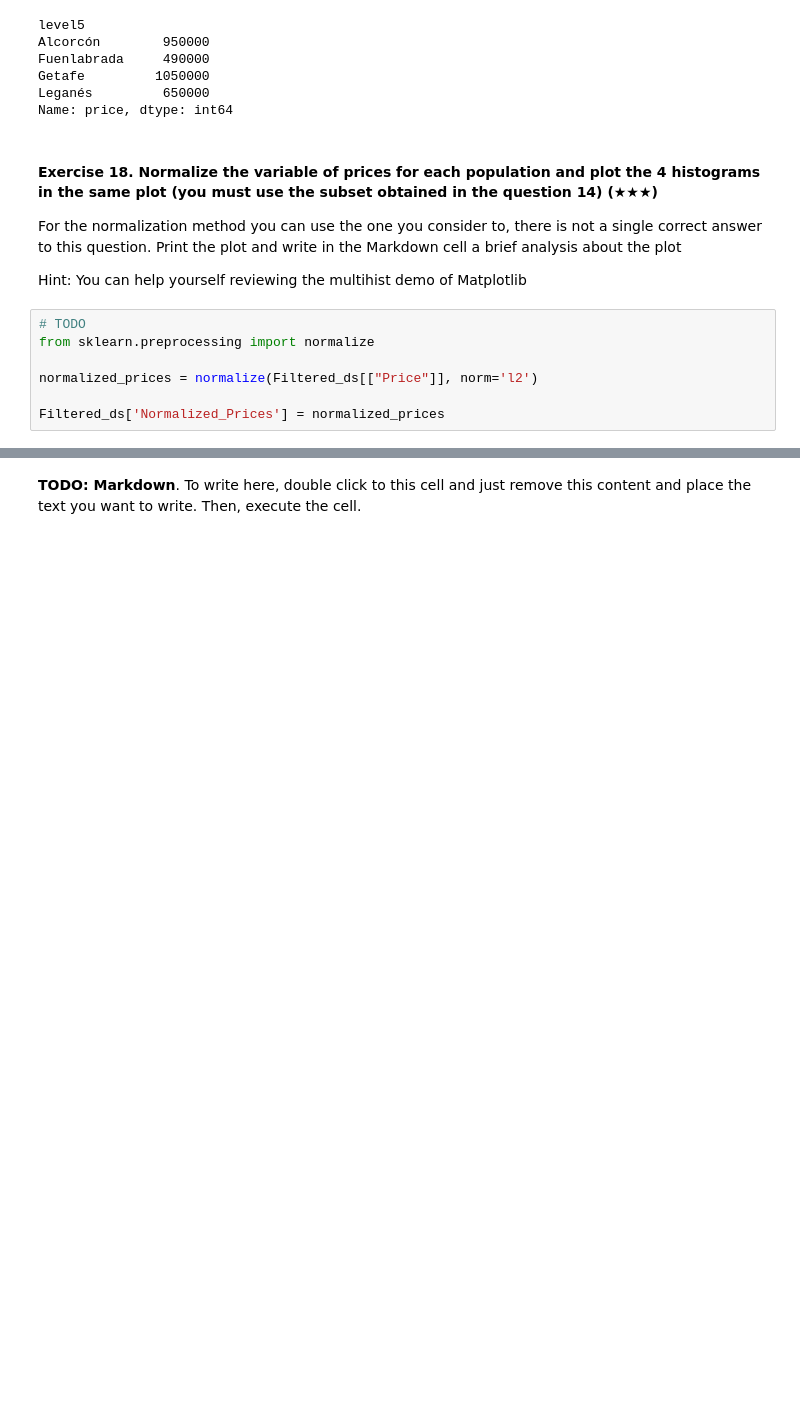
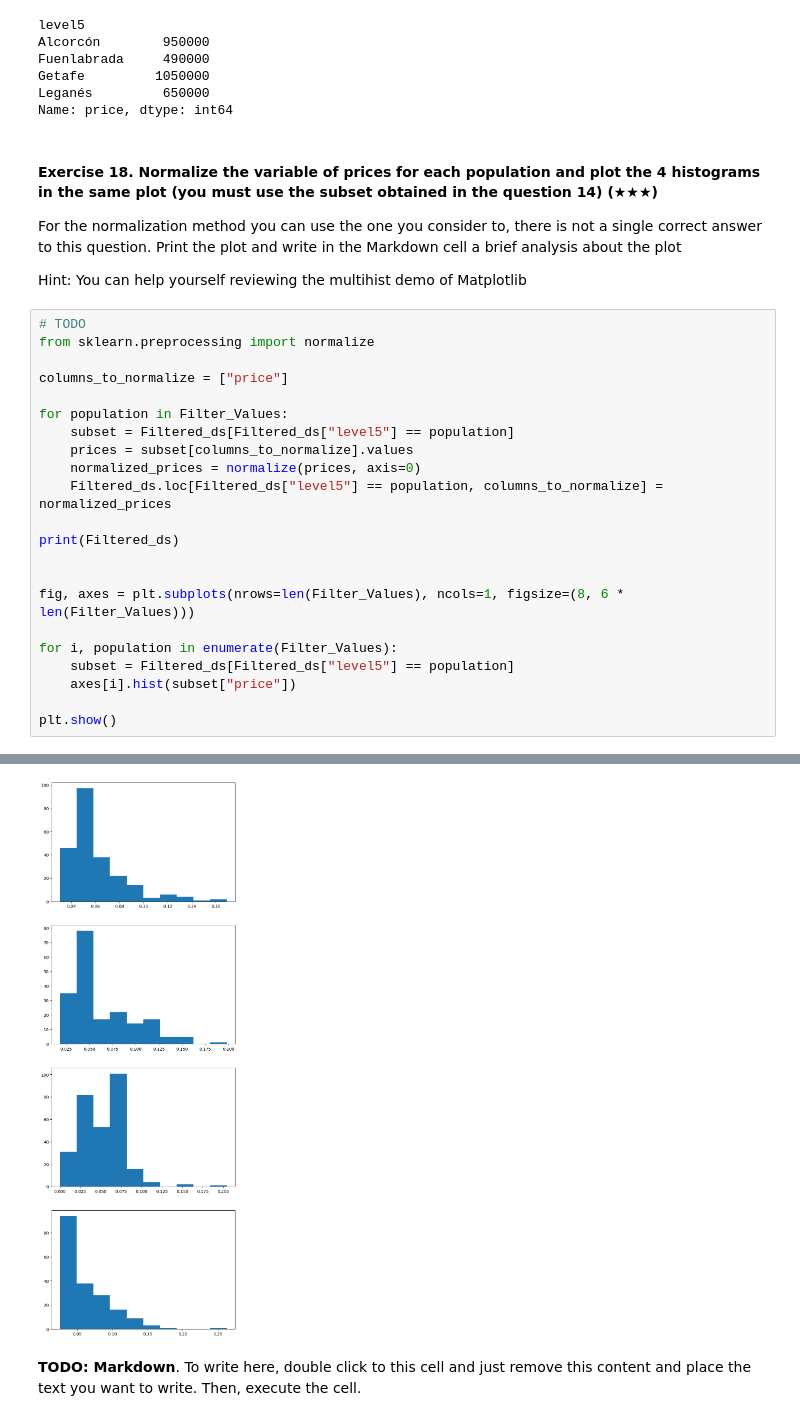
Before and after one commit to jose90fcm/realestate-datacleanup-exercise-FernandoC, a Jupyter notebook: project.ipynb, the cells around one changed output, grey strips where cells are left out. Saved outputs shown, nothing was run; the diff lists cells and outputs as text; blank space fills up the shorter version.

```diff
--- a/project.ipynb
+++ b/project.ipynb
@@ -354,7 +354,22 @@ Hint: You can help yourself reviewing the multihist demo of Matplotlib
 # TODO
 from sklearn.preprocessing import normalize
 
-normalized_prices = normalize(Filtered_ds[["Price"]], norm='l2')
+columns_to_normalize = ["price"]
 
-Filtered_ds['Normalized_Prices'] = normalized_prices
+for population in Filter_Values:
+    subset = Filtered_ds[Filtered_ds["level5"] == population]
+    prices = subset[columns_to_normalize].values
+    normalized_prices = normalize(prices, axis=0)
+    Filtered_ds.loc[Filtered_ds["level5"] == population, columns_to_normalize] = normalized_prices
+
+print(Filtered_ds)
+
+
+fig, axes = plt.subplots(nrows=len(Filter_Values), ncols=1, figsize=(8, 6 * len(Filter_Values)))
+
+for i, population in enumerate(Filter_Values):
+    subset = Filtered_ds[Filtered_ds["level5"] == population]
+    axes[i].hist(subset["price"])
+
+plt.show()
 # %% [output]
@@ -362,3 +410,4 @@ KeyError: "None of [Index(['Price'], dtype='object')] are in the [columns]"
+[figure, added]
 # %% [markdown]
 **TODO: Markdown**. To write here, double click to this cell and just remove this content and place the text you want to write. Then, execute the cell.
 # %% [markdown]
```
Also changed, not shown: parts of 3 cells of this notebook.
